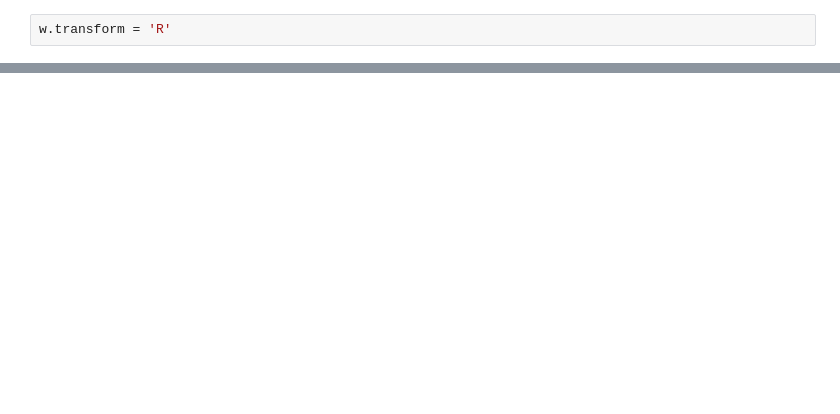
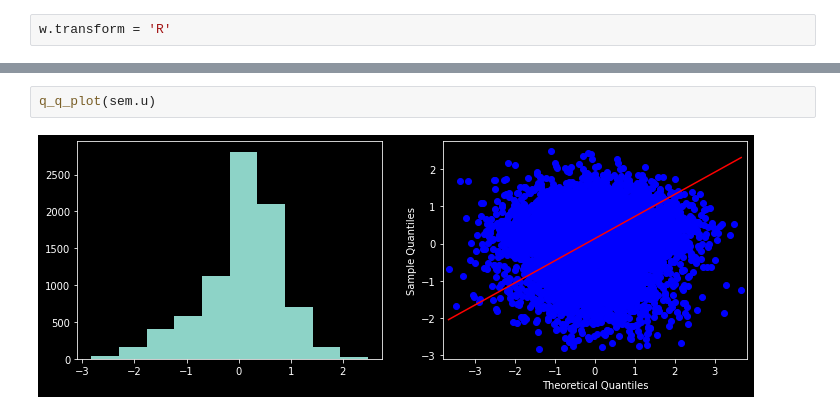
Before and after one commit to alexandermichels/ChicagoHousingModels, a Jupyter notebook: SpatialErrorModel.ipynb, the cells around one changed output, grey strips where cells are left out. Saved outputs shown, nothing was run; the diff lists cells and outputs as text; blank space fills up the shorter version.

```diff
--- a/SpatialErrorModel.ipynb
+++ b/SpatialErrorModel.ipynb
@@ -70,3 +110,7 @@ print(sem.summary)
+# %%
+q_q_plot(sem.u)
+# %% [output]
+[figure, added]
 # %%
 sem_moran = Moran(sem.e_filtered, w, permutations=199)
 plot_moran(sem_moran, zstandard=True, figsize=(10,4))
```
Also changed, not shown: parts of 11 cells of this notebook, 18 other files.
